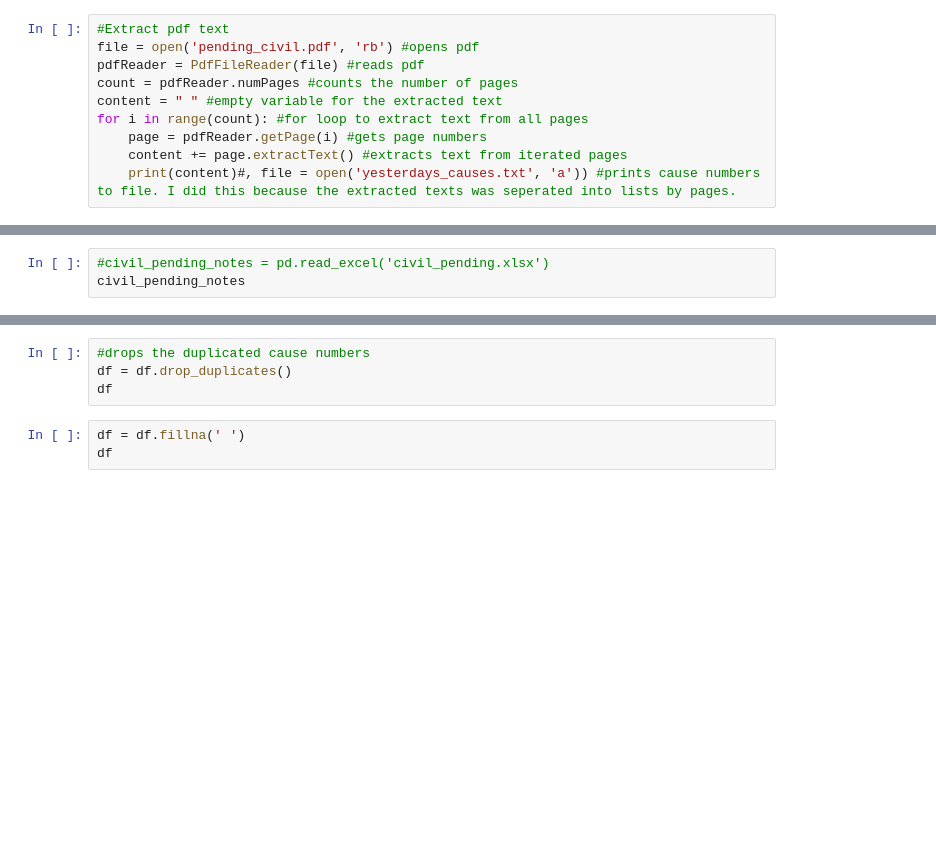
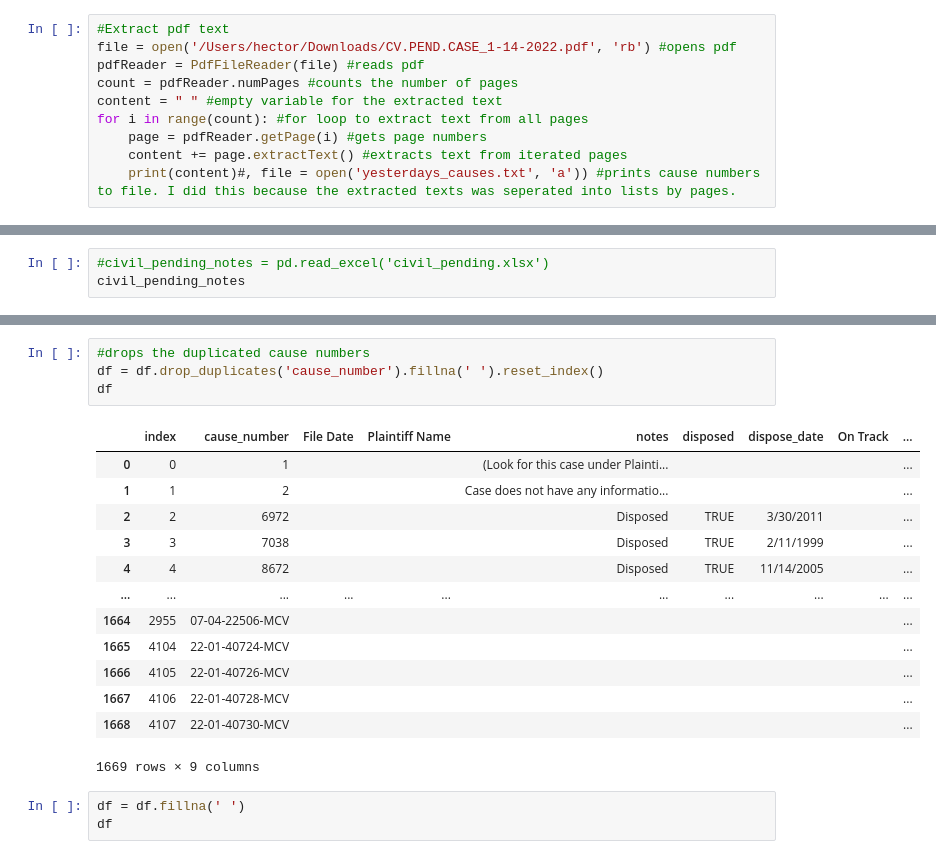
Before and after one commit to hrodjr/293pending_cases, a Jupyter notebook: cause_number.ipynb, the cells around one changed output, grey strips where cells are left out. Drawn from its saved outputs; the diff is of its cells as text; blank space fills up the shorter version.

```diff
--- a/cause_number.ipynb
+++ b/cause_number.ipynb
@@ -10,6 +36,6 @@ import df2gspread as d2g
 # %%
 #Extract pdf text
-file = open('pending_civil.pdf', 'rb') #opens pdf
+file = open('/Users/hector/Downloads/CV.PEND.CASE_1-14-2022.pdf', 'rb') #opens pdf
 pdfReader = PdfFileReader(file) #reads pdf
 count = pdfReader.numPages #counts the number of pages
 content = " " #empty variable for the extracted text
@@ -42,7 +121,21 @@ df
 # %%
 #drops the duplicated cause numbers
-df = df.drop_duplicates()
+df = df.drop_duplicates('cause_number').fillna(' ').reset_index()
 df
+# %% [output]
+|  | index | cause_number | File Date | Plaintiff Name | notes | disposed | dispose_date | On Track | ... |
+| 0 | 0 | 1 |  |  | (Look for this case under Plainti... |  |  |  | ... |
+| 1 | 1 | 2 |  |  | Case does not have any informatio... |  |  |  | ... |
+| 2 | 2 | 6972 |  |  | Disposed | TRUE | 3/30/2011 |  | ... |
+| 3 | 3 | 7038 |  |  | Disposed | TRUE | 2/11/1999 |  | ... |
+| 4 | 4 | 8672 |  |  | Disposed | TRUE | 11/14/2005 |  | ... |
+| ... | ... | ... | ... | ... | ... | ... | ... | ... | ... |
+| 1664 | 2955 | 07-04-22506-MCV |  |  |  |  |  |  | ... |
+| 1665 | 4104 | 22-01-40724-MCV |  |  |  |  |  |  | ... |
+| 1666 | 4105 | 22-01-40726-MCV |  |  |  |  |  |  | ... |
+| 1667 | 4106 | 22-01-40728-MCV |  |  |  |  |  |  | ... |
+| 1668 | 4107 | 22-01-40730-MCV |  |  |  |  |  |  | ... |
+1669 rows × 9 columns
 # %%
 df = df.fillna(' ')
 df
```
Also changed, not shown: parts of 5 cells of this notebook, 1 other file.
